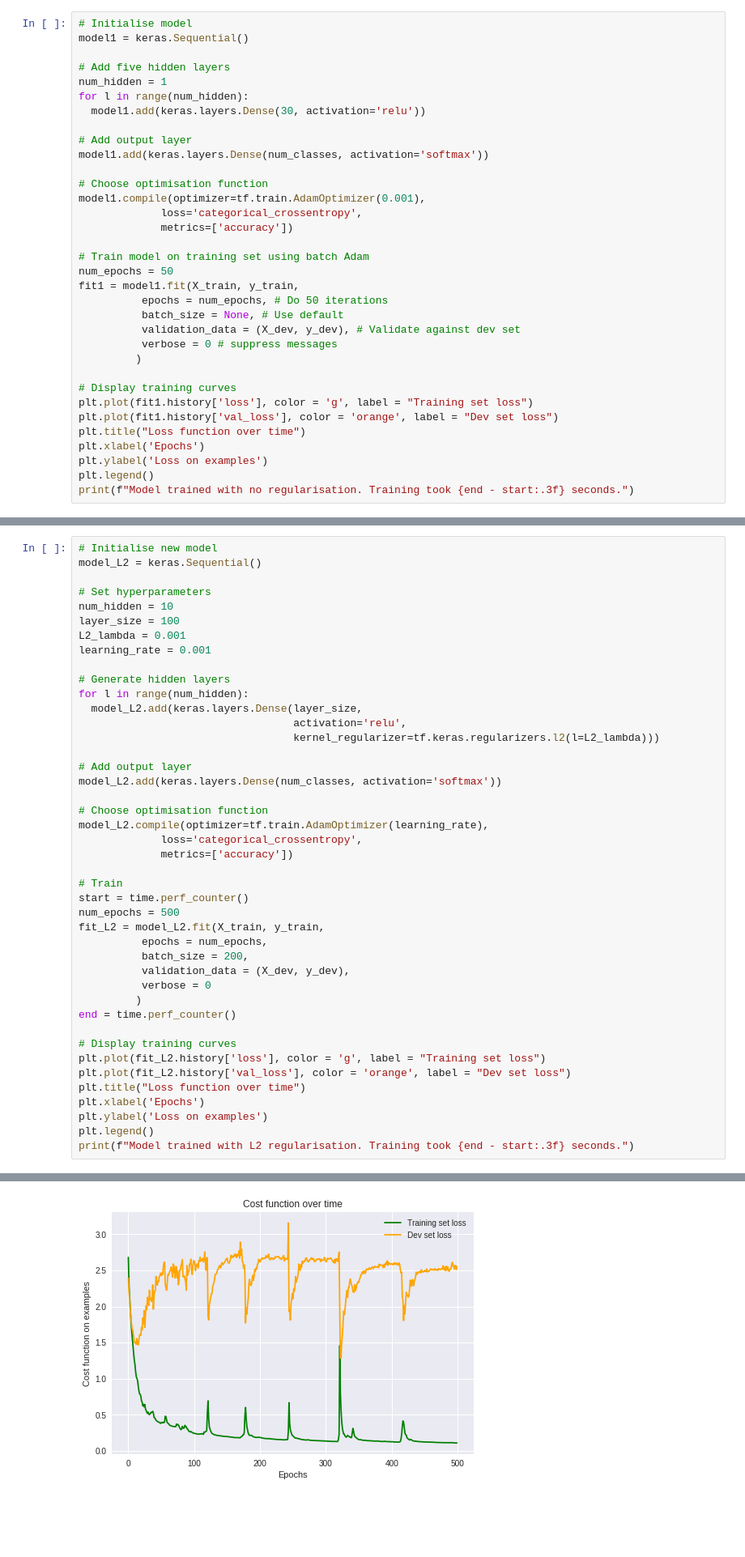
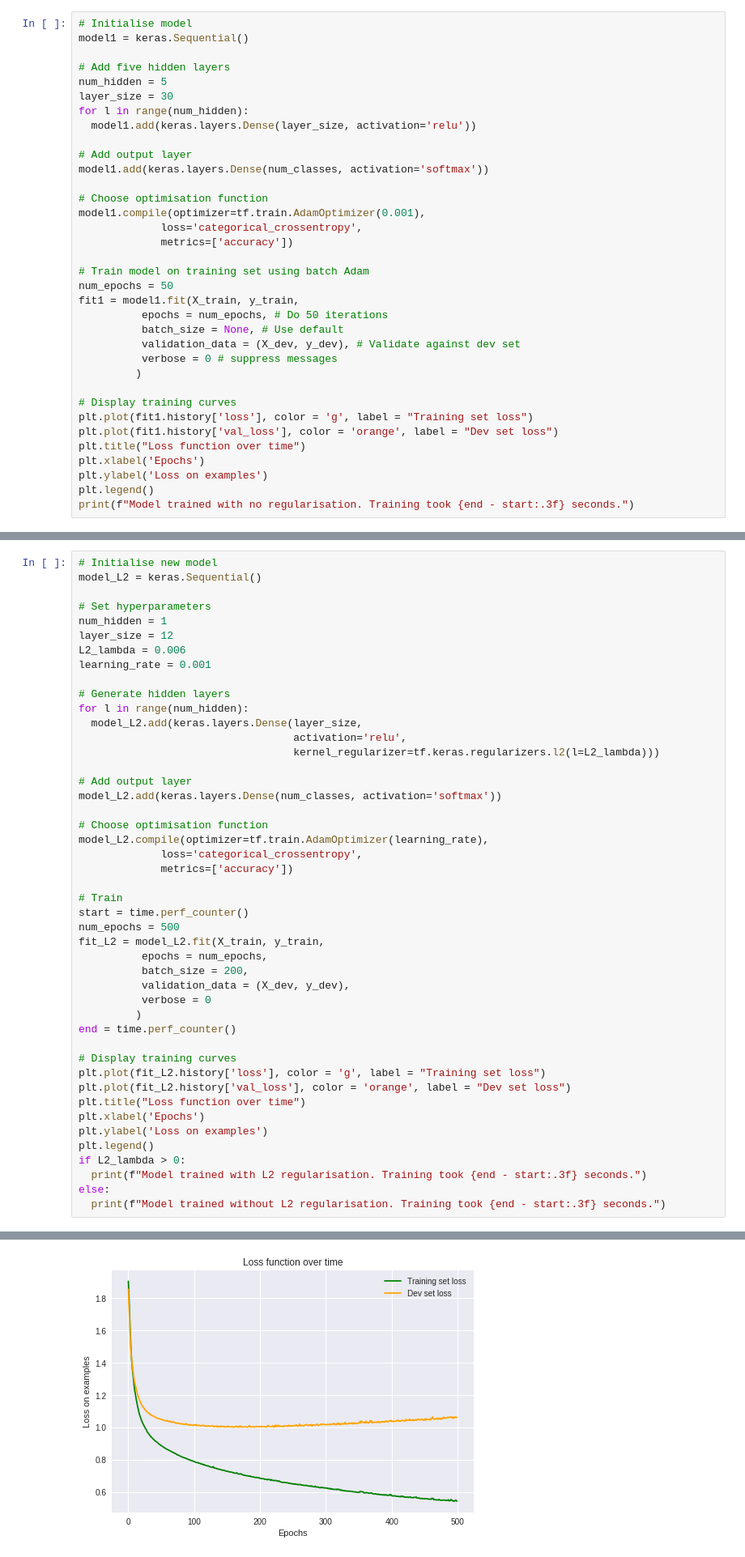
Before and after one commit to MPCE/mpce-machine-learning, a Jupyter notebook: mpce_neural_nets.ipynb, the cells around one changed output, grey strips where cells are left out. Shown at 81% size. Saved outputs shown, nothing was run; the diff lists cells and outputs as text; blank space fills up the shorter version.

```diff
--- a/mpce_neural_nets.ipynb
+++ b/mpce_neural_nets.ipynb
@@ -128,9 +128,10 @@ Now that the data is in good shape, we can set up the neural network and train i
 model1 = keras.Sequential()
 
 # Add five hidden layers
-num_hidden = 1
+num_hidden = 5
+layer_size = 30
 for l in range(num_hidden):
-  model1.add(keras.layers.Dense(30, activation='relu'))
+  model1.add(keras.layers.Dense(layer_size, activation='relu'))
 
 # Add output layer
 model1.add(keras.layers.Dense(num_classes, activation='softmax'))
@@ -179,9 +180,9 @@ The model quite rapidly converges on a good solution for the training data, but
 model_L2 = keras.Sequential()
 
 # Set hyperparameters
-num_hidden = 10
-layer_size = 100
-L2_lambda = 0.001
+num_hidden = 1
+layer_size = 12
+L2_lambda = 0.006
 learning_rate = 0.001
 
 # Generate hidden layers
@@ -216,5 +217,8 @@ plt.title("Loss function over time")
 plt.xlabel('Epochs')
 plt.ylabel('Loss on examples')
 plt.legend()
-print(f"Model trained with L2 regularisation. Training took {end - start:.3f} seconds.")
+if L2_lambda > 0:
+  print(f"Model trained with L2 regularisation. Training took {end - start:.3f} seconds.")
+else:
+  print(f"Model trained without L2 regularisation. Training took {end - start:.3f} seconds.")
 # %% [output]
@@ -222,4 +226,4 @@ Model trained with L2 regularisation. Training took 105.098 seconds.
-[figure, old version]
+[figure, new version]
 # %%
 # Examine how well the model did:
 new_training_acc = fit_L2.history['acc'][-1]
```
Also changed, not shown: parts of 5 cells of this notebook.
